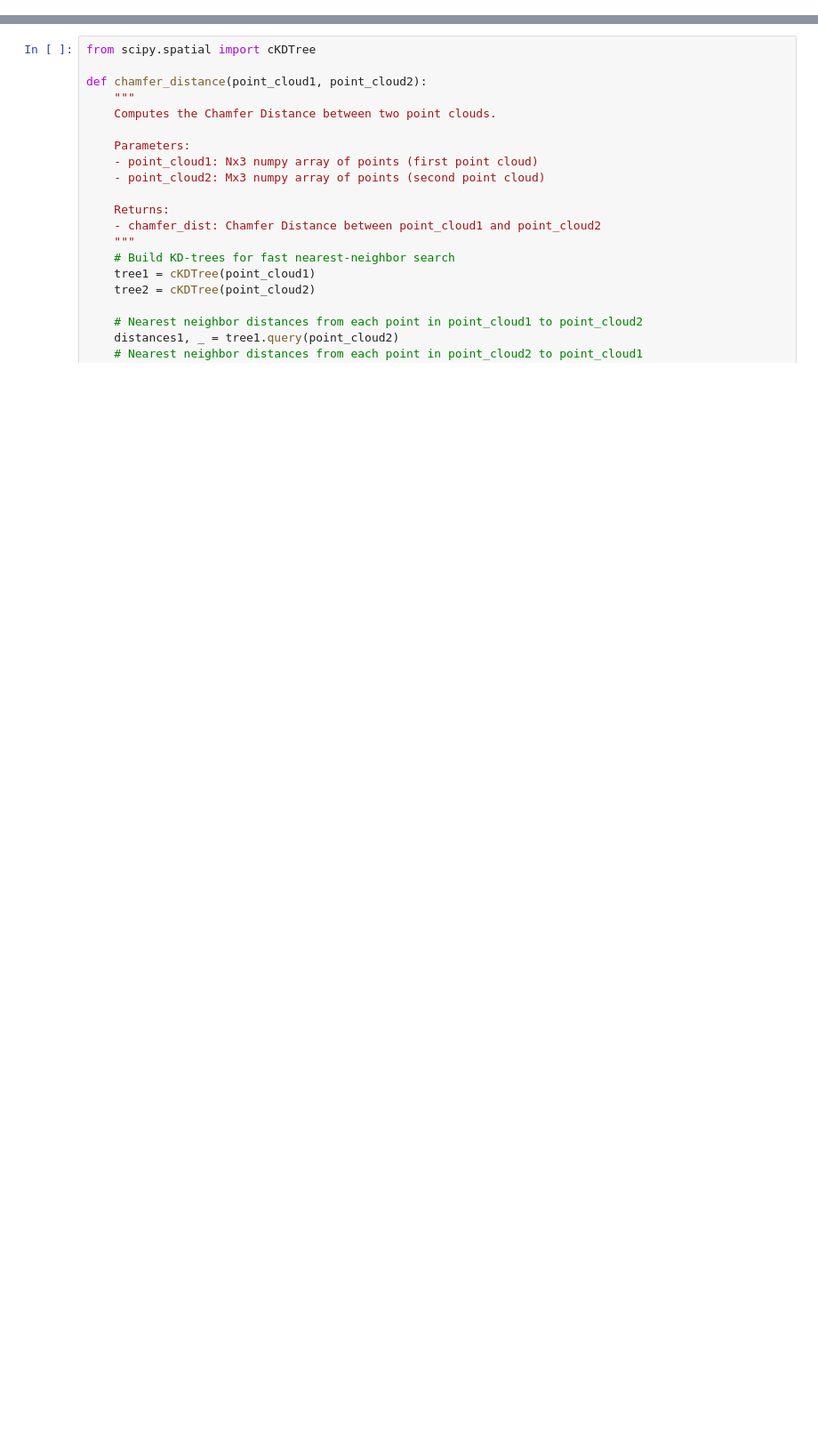
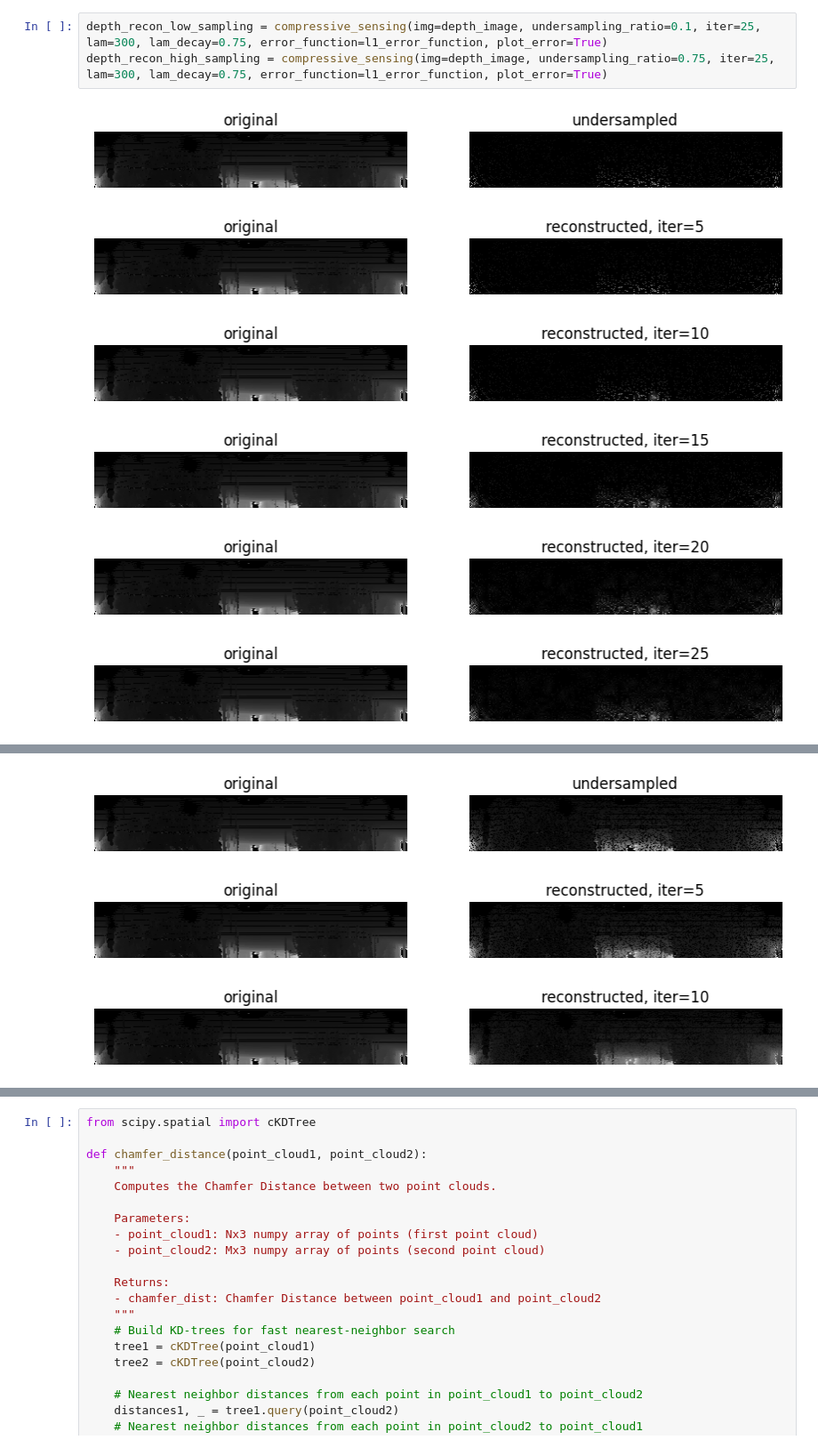
Before and after one commit to jingerchong/lidar_compressive_sensing, a Jupyter notebook: pic_compressive.ipynb, the cells around one changed output, grey strips where cells are left out. Shown at 89% size. Cells and saved outputs as stored; diff of their text form; blank space fills up the shorter version.

```diff
--- a/pic_compressive.ipynb
+++ b/pic_compressive.ipynb
@@ -195,0 +256,10 @@ depth_recon = compressive_sensing(img=depth_image, undersampling_ratio=0.5, iter
+# %%
+depth_recon_low_sampling = compressive_sensing(img=depth_image, undersampling_ratio=0.1, iter=25, lam=300, lam_decay=0.75, error_function=l1_error_function, plot_error=True)
+depth_recon_high_sampling = compressive_sensing(img=depth_image, undersampling_ratio=0.75, iter=25, lam=300, lam_decay=0.75, error_function=l1_error_function, plot_error=True)
+# %% [output]
+[figure, added]
+[figure, added]
+[figure, added]
+[figure, added]
+[figure, added]
+[figure, added]
@@ -195,0 +267,3 @@ depth_recon = compressive_sensing(img=depth_image, undersampling_ratio=0.5, iter
+[figure, added]
+[figure, added]
+[figure, added]
```
Also changed, not shown: parts of 15 cells of this notebook.
